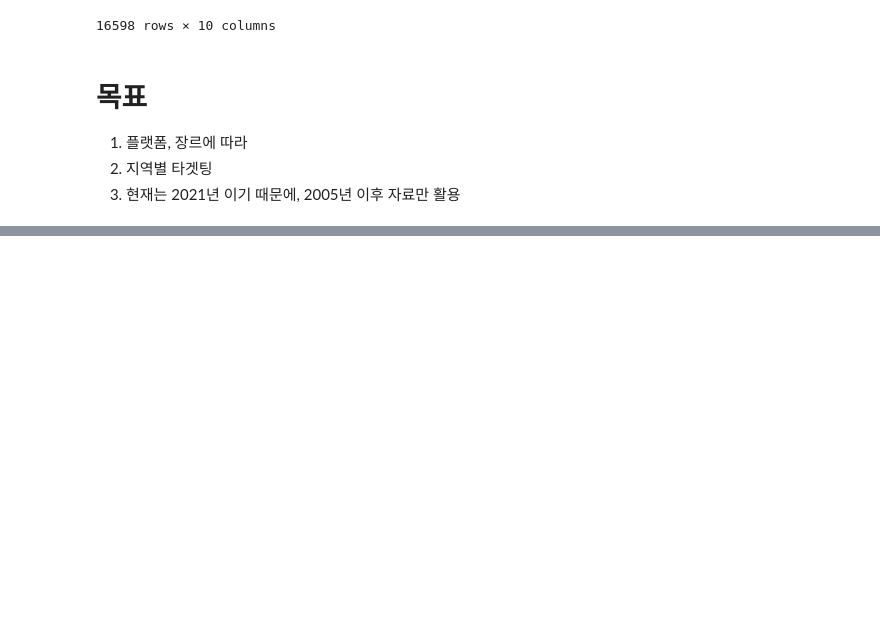
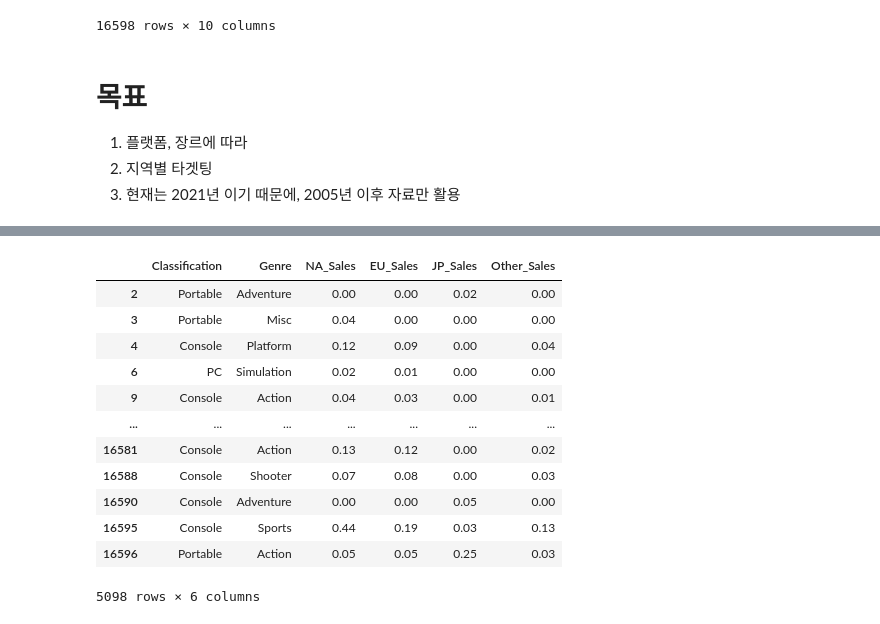
Before and after one commit to Shena2/project, a Jupyter notebook: section1_project.ipynb, the cells around one changed output, grey strips where cells are left out. Drawn from its saved outputs; the diff is of its cells as text; code cells hidden in the pictures; blank space fills up the shorter version.

```diff
--- a/section1_project.ipynb
+++ b/section1_project.ipynb
@@ -106,0 +152,42 @@ df1_decade
+# %%
+# 판매량 확인
+df2 = df1_after2010[['Classification', 'Genre', 'NA_Sales', 'EU_Sales',	'JP_Sales',	'Other_Sales']]
+
+# M 제거
+def clean_M(x):
+    if isinstance(x, str):
+        return(x.replace('M', ''))
+    return(x)
+df2['NA_Sales'] = df2['NA_Sales'].apply(clean_M)
+df2['EU_Sales'] = df2['EU_Sales'].apply(clean_M)
+df2['JP_Sales'] = df2['JP_Sales'].apply(clean_M)
+df2['Other_Sales'] = df2['Other_Sales'].apply(clean_M)
+
+# K 제거
+def clean_K(x):
+  if isinstance(x, str):
+    return(x.replace('K',''))
+  x.astype(float)
+  return(x*0.001)
+df2['NA_Sales'] = df2['NA_Sales'].apply(clean_K)
+df2['EU_Sales'] = df2['EU_Sales'].apply(clean_K)
+df2['JP_Sales'] = df2['JP_Sales'].apply(clean_K)
+df2['Other_Sales'] = df2['Other_Sales'].apply(clean_K)
+
+# str to float
+df2 = df2.astype({'NA_Sales':'float', 'EU_Sales':'float', 'JP_Sales':'float', 'Other_Sales':'float'})
+df2
+# %% [output]
+|  | Classification | Genre | NA_Sales | EU_Sales | JP_Sales | Other_Sales |
+| 2 | Portable | Adventure | 0.00 | 0.00 | 0.02 | 0.00 |
+| 3 | Portable | Misc | 0.04 | 0.00 | 0.00 | 0.00 |
+| 4 | Console | Platform | 0.12 | 0.09 | 0.00 | 0.04 |
+| 6 | PC | Simulation | 0.02 | 0.01 | 0.00 | 0.00 |
+| 9 | Console | Action | 0.04 | 0.03 | 0.00 | 0.01 |
+| ... | ... | ... | ... | ... | ... | ... |
+| 16581 | Console | Action | 0.13 | 0.12 | 0.00 | 0.02 |
+| 16588 | Console | Shooter | 0.07 | 0.08 | 0.00 | 0.03 |
+| 16590 | Console | Adventure | 0.00 | 0.00 | 0.05 | 0.00 |
+| 16595 | Console | Sports | 0.44 | 0.19 | 0.03 | 0.13 |
+| 16596 | Portable | Action | 0.05 | 0.05 | 0.25 | 0.03 |
+5098 rows × 6 columns
```
Also changed, not shown: parts of 5 cells of this notebook.
